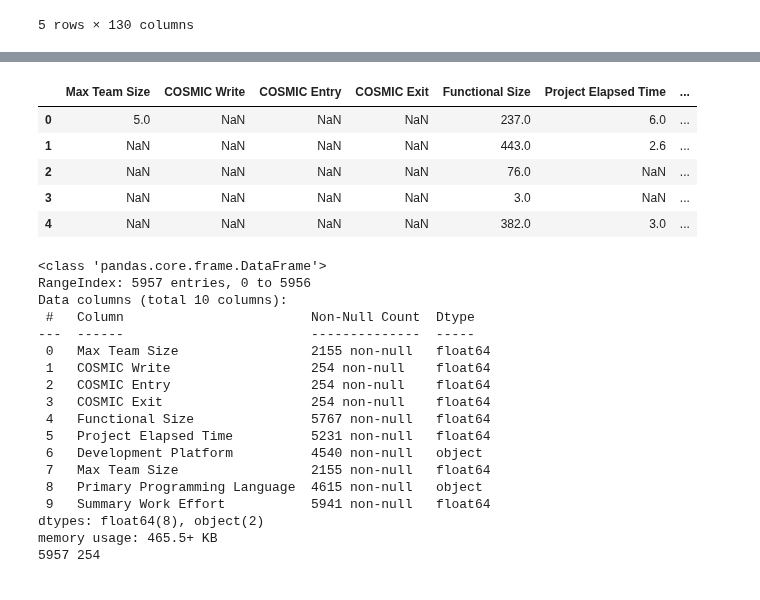
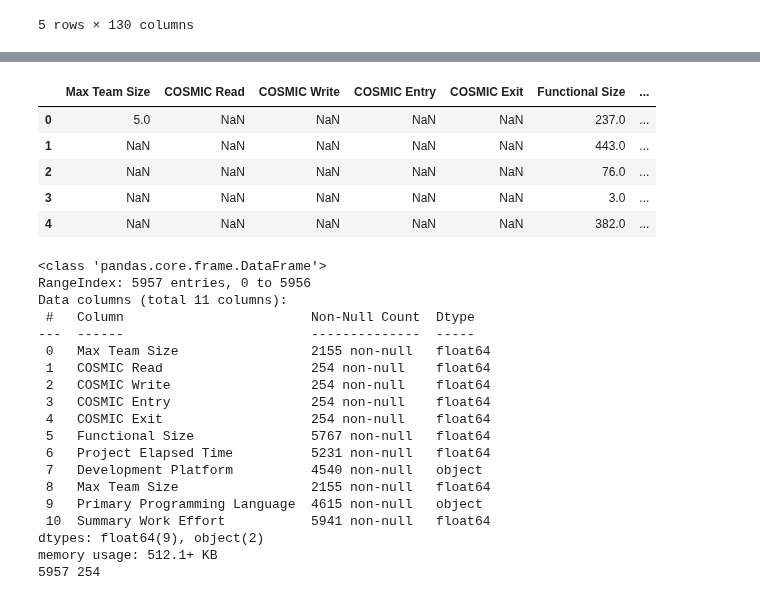
Before and after one commit to J4nvg/ResearchWorkshop, a Jupyter notebook: RW_dataset2.ipynb, the cells around one changed output, grey strips where cells are left out. Cells and saved outputs as stored; diff of their text form; code cells hidden in the pictures.

```diff
--- a/RW_dataset2.ipynb
+++ b/RW_dataset2.ipynb
@@ -38,16 +38,16 @@ nandictdf
 | NaN Count | 3802 | 5703 | 5703 | 5703 | 190 | 726 | 1417 | 1342 | 16 |
 # %%
 #Cols of interest:
-cols_needed = ['Max Team Size','COSMIC Write','COSMIC Entry','COSMIC Exit','Functional Size','Project Elapsed Time','Development Platform','Max Team Size','Primary Programming Language','Summary Work Effort']
+cols_needed = ['Max Team Size','COSMIC Read','COSMIC Write','COSMIC Entry','COSMIC Exit','Functional Size','Project Elapsed Time','Development Platform','Max Team Size','Primary Programming Language','Summary Work Effort']
 ISBG_interest = ISBG[cols_needed]
 ISBG_interest.head()
 # %% [output]
-|  | Max Team Size | COSMIC Write | COSMIC Entry | COSMIC Exit | Functional Size | Project Elapsed Time | ... |
-| 0 | 5.0 | NaN | NaN | NaN | 237.0 | 6.0 | ... |
-| 1 | NaN | NaN | NaN | NaN | 443.0 | 2.6 | ... |
-| 2 | NaN | NaN | NaN | NaN | 76.0 | NaN | ... |
-| 3 | NaN | NaN | NaN | NaN | 3.0 | NaN | ... |
-| 4 | NaN | NaN | NaN | NaN | 382.0 | 3.0 | ... |
+|  | Max Team Size | COSMIC Read | COSMIC Write | COSMIC Entry | COSMIC Exit | Functional Size | ... |
+| 0 | 5.0 | NaN | NaN | NaN | NaN | 237.0 | ... |
+| 1 | NaN | NaN | NaN | NaN | NaN | 443.0 | ... |
+| 2 | NaN | NaN | NaN | NaN | NaN | 76.0 | ... |
+| 3 | NaN | NaN | NaN | NaN | NaN | 3.0 | ... |
+| 4 | NaN | NaN | NaN | NaN | NaN | 382.0 | ... |
 # %%
 ISBG_interest.info()
 ISBG_interest.describe()
@@ -57,21 +57,22 @@ print(total_count,total_count_afterNANremoval)
 # %% [output]
 <class 'pandas.core.frame.DataFrame'>
 RangeIndex: 5957 entries, 0 to 5956
-Data columns (total 10 columns):
+Data columns (total 11 columns):
  #   Column                        Non-Null Count  Dtype
 ---  ------                        --------------  -----
  0   Max Team Size                 2155 non-null   float64
- 1   COSMIC Write                  254 non-null    float64
- 2   COSMIC Entry                  254 non-null    float64
- 3   COSMIC Exit                   254 non-null    float64
- 4   Functional Size               5767 non-null   float64
- 5   Project Elapsed Time          5231 non-null   float64
- 6   Development Platform          4540 non-null   object
- 7   Max Team Size                 2155 non-null   float64
- 8   Primary Programming Language  4615 non-null   object
- 9   Summary Work Effort           5941 non-null   float64
-dtypes: float64(8), object(2)
-memory usage: 465.5+ KB
+ 1   COSMIC Read                   254 non-null    float64
+ 2   COSMIC Write                  254 non-null    float64
+ 3   COSMIC Entry                  254 non-null    float64
+ 4   COSMIC Exit                   254 non-null    float64
+ 5   Functional Size               5767 non-null   float64
+ 6   Project Elapsed Time          5231 non-null   float64
+ 7   Development Platform          4540 non-null   object
+ 8   Max Team Size                 2155 non-null   float64
+ 9   Primary Programming Language  4615 non-null   object
+ 10  Summary Work Effort           5941 non-null   float64
+dtypes: float64(9), object(2)
+memory usage: 512.1+ KB
 5957 254
 # %%
 df_clean = ISBG_interest.dropna(subset=['COSMIC Write'])
```
Also changed, not shown: parts of 8 cells of this notebook, 1 other file.
